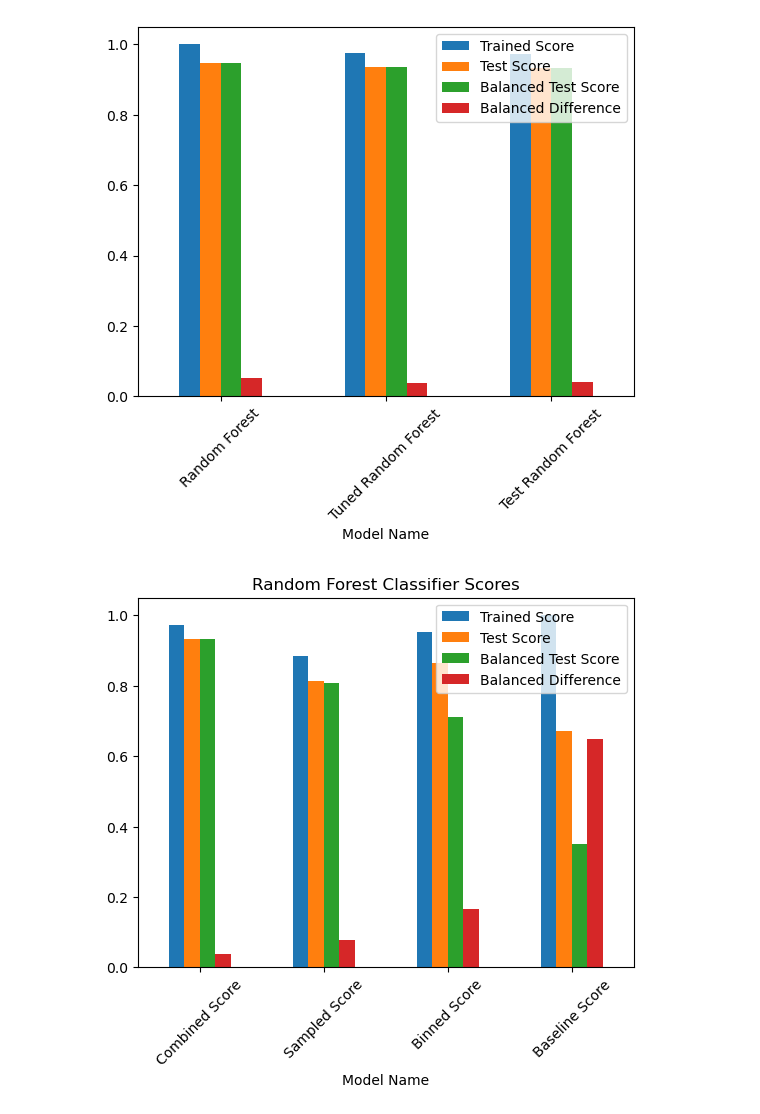
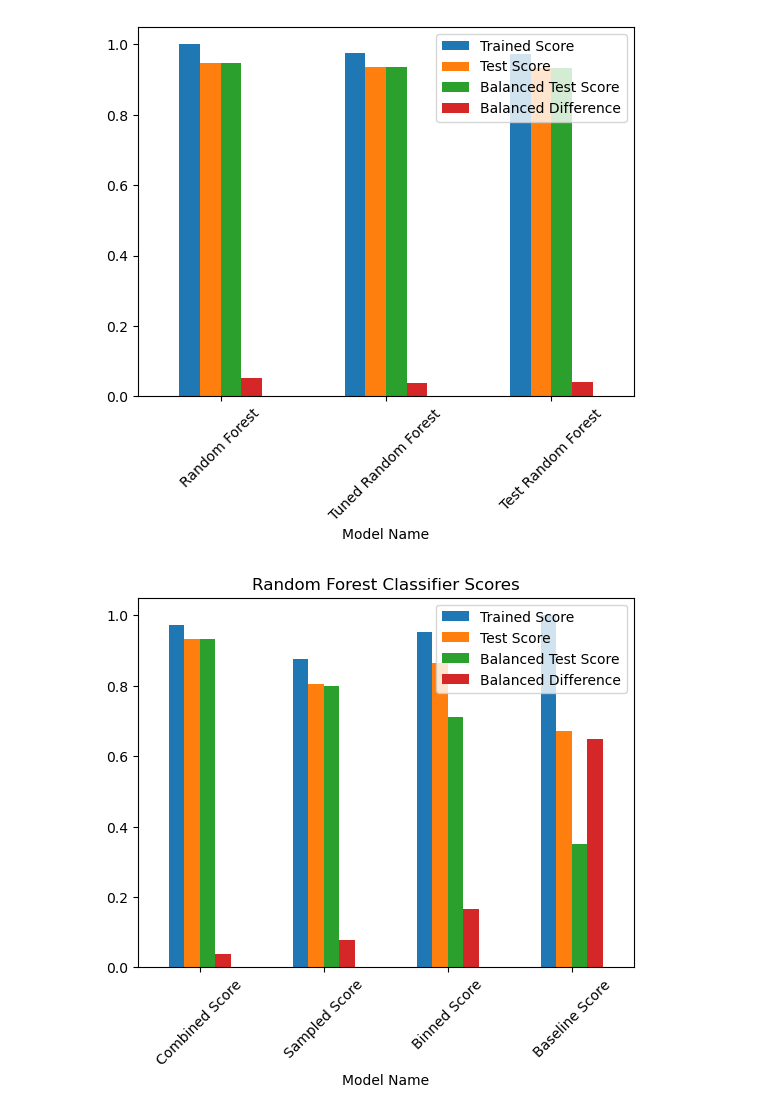
Before and after one commit to knox135/group-project-2, a Jupyter notebook: main.ipynb, the cells around one changed output. Drawn from its saved outputs; the diff is of its cells as text; code cells hidden in the pictures.

Commit message:
correct values for presentation results graph

```diff
--- a/main.ipynb
+++ b/main.ipynb
@@ -791,19 +791,19 @@ Test Random Forest              0.040446
 # %%
 # Create Dataframe with models scores to visualize for presentation
 results_df = pd.DataFrame(
     [
         ['Baseline Score', 1.000000, 0.672615, 0.351007, 0.648993],
         ['Binned Score', 0.951149, 0.865231, 0.711225, 0.167036],
-        ['Sampled Score', 0.883516, 0.813626, 0.808155, 0.076632],
+        ['Sampled Score', 0.876923, 0.804835, 0.799328, 0.078897],
         ['Combined Score', 0.972601, 0.933626, 0.932433, 0.039073],
     ],
     columns=['Model Name','Trained Score', 'Test Score','Balanced Test Score','Balanced Difference']
 ).set_index('Model Name').sort_values(by='Balanced Test Score', ascending=False)
 
 # Plot models scores on graph to visualize
 results_df.plot(title='Random Forest Classifier Scores',kind='bar').tick_params(axis='x',rotation=45)
 # %% [output]
-[figure, old version]
+[figure, new version]
 # %%
 results_df
 # %% [output]
```
Also changed, not shown: parts of 1 cell of this notebook.
